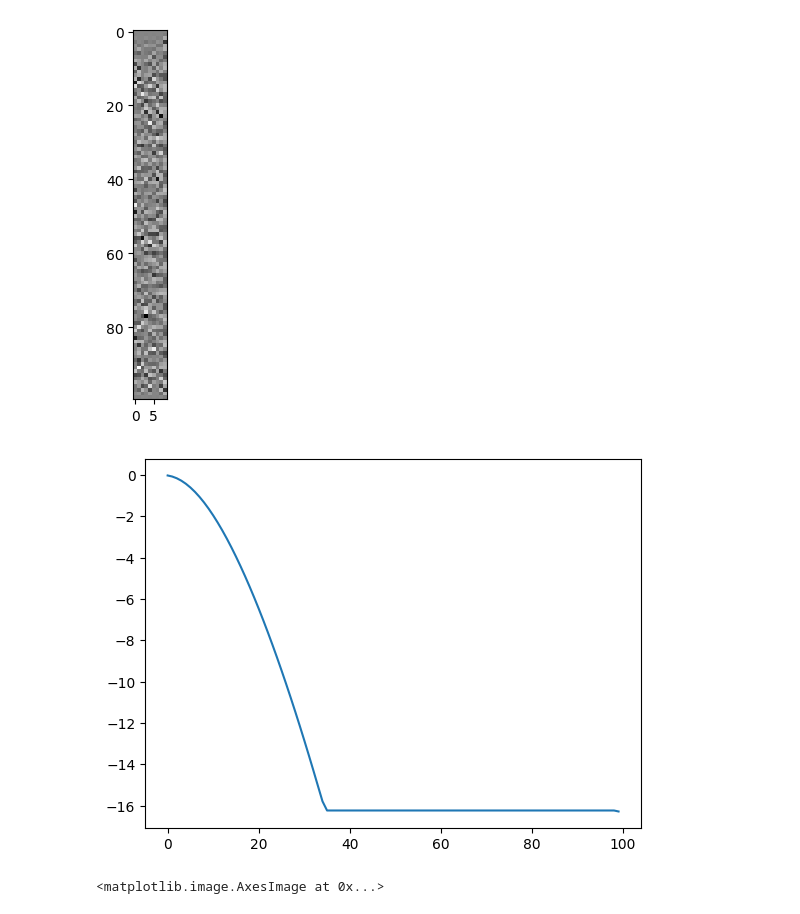
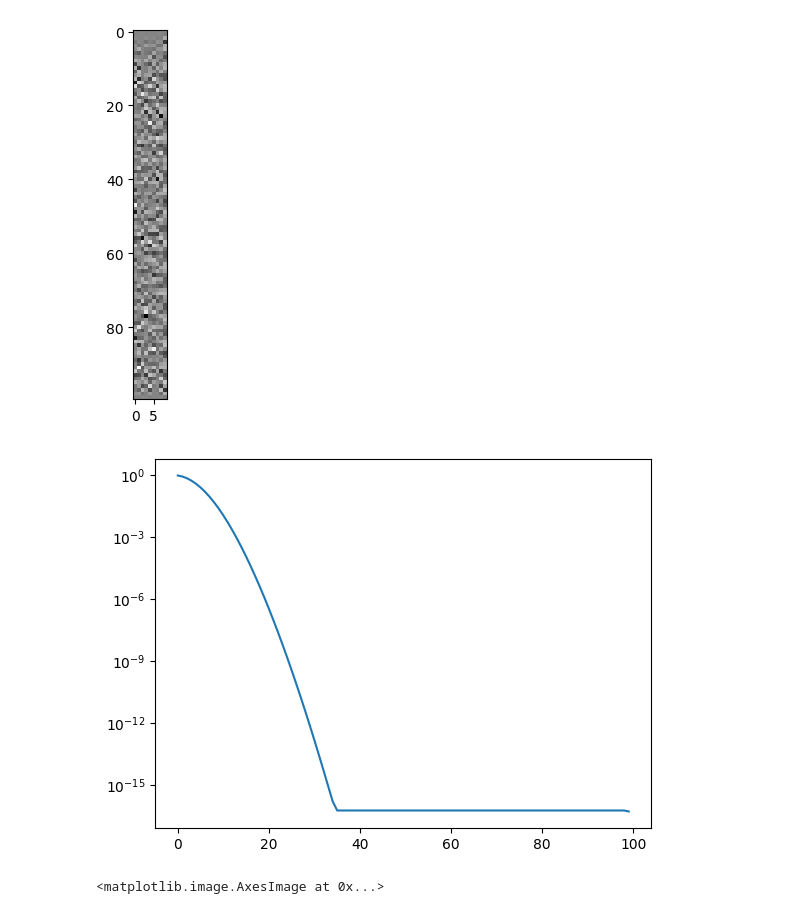
Before and after one commit to lucieniii/UCL-IPI-2022, a Jupyter notebook: ex1/ex1.ipynb, the cells around one changed output. Saved outputs shown, nothing was run; the diff lists cells and outputs as text; code cells hidden in the pictures.

```diff
--- a/ex1/ex1.ipynb
+++ b/ex1/ex1.ipynb
@@ -39,37 +39,37 @@ plt.ylabel('x2')
 ax = plt.gca()
 ax.set_aspect(1)
 
-x_hat, phi_hat = solve1(1)
+x_hat, phi_hat = solve(1)
 x, y = x_hat
 plt.scatter(x, y, s=75, label='p=1', c='red', marker='x')
 
-x_hat, phi_hat = solve1(1.5)
+x_hat, phi_hat = solve(1.5)
 x, y = x_hat
 plt.scatter(x, y, s=75, label='p=1.5', c='orange', marker='x')
 
-x_hat, phi_hat = solve1(2)
+x_hat, phi_hat = solve(2)
 x, y = x_hat
 plt.scatter(x, y, s=75, label='p=2', c='y', marker='x')
 
-x_hat, phi_hat = solve1(2.5)
+x_hat, phi_hat = solve(2.5)
 x, y = x_hat
 plt.scatter(x, y, s=75, label='p=2.5', c='green', marker='x')
 
-x_hat, phi_hat = solve1(3)
+x_hat, phi_hat = solve(3)
 x, y = x_hat
 plt.scatter(x, y, s=75, label='p=3', c='cyan', marker='x')
 
-x_hat, phi_hat = solve1(3.5)
+x_hat, phi_hat = solve(3.5)
 x, y = x_hat
 plt.scatter(x, y, s=75, label='p=3.5', c='blue', marker='x')
 
-x_hat, phi_hat = solve1(4)
+x_hat, phi_hat = solve(4)
 x, y = x_hat
 plt.scatter(x, y, s=75, label='p=4', c='purple', marker='x')
 
 A = np.array([[1, 2]])
 b = np.array([[5]])
-x_mp = A.T @ np.linalg.inv(A @ A.T) @ b
+x_mp = A.T @ np.linalg.pinv(A @ A.T) @ b
 x, y = x_mp
 plt.scatter(x, y, s=50, label='x_MP', c='black', marker='.')
 
@@ -178,10 +186,10 @@ plt.imshow(v[:, -9:], cmap='gray')
 <matplotlib.image.AxesImage at 0x...>
 [figure]
 # %%
-plt.plot(np.log10(s))
+plt.semilogy(s)
 plt.show()
 # %% [output]
-[figure, old version]
+[figure, new version]
 # %%
 plt.imshow(v, cmap='gray')
 # %% [output]
```
Also changed, not shown: parts of 8 cells of this notebook.
